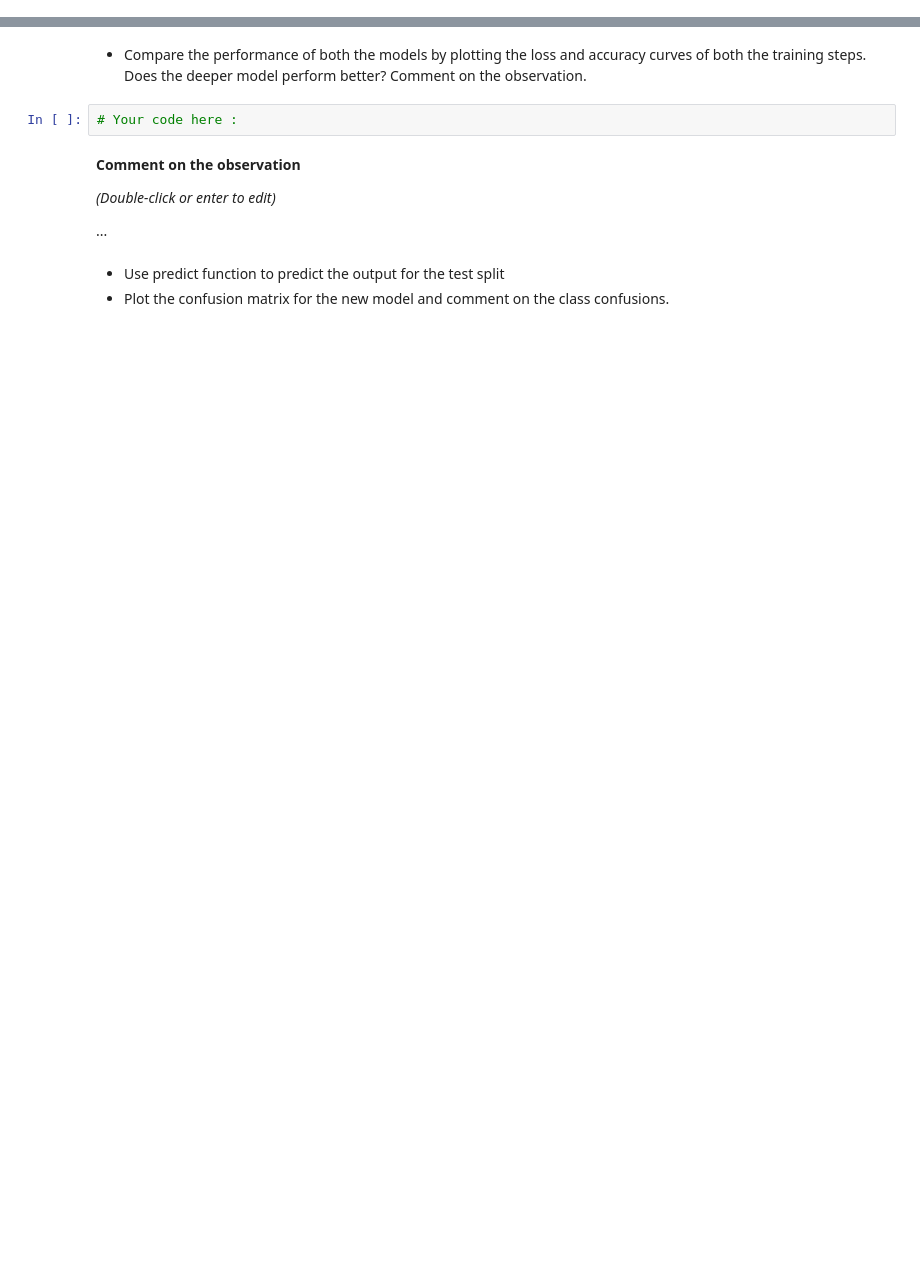
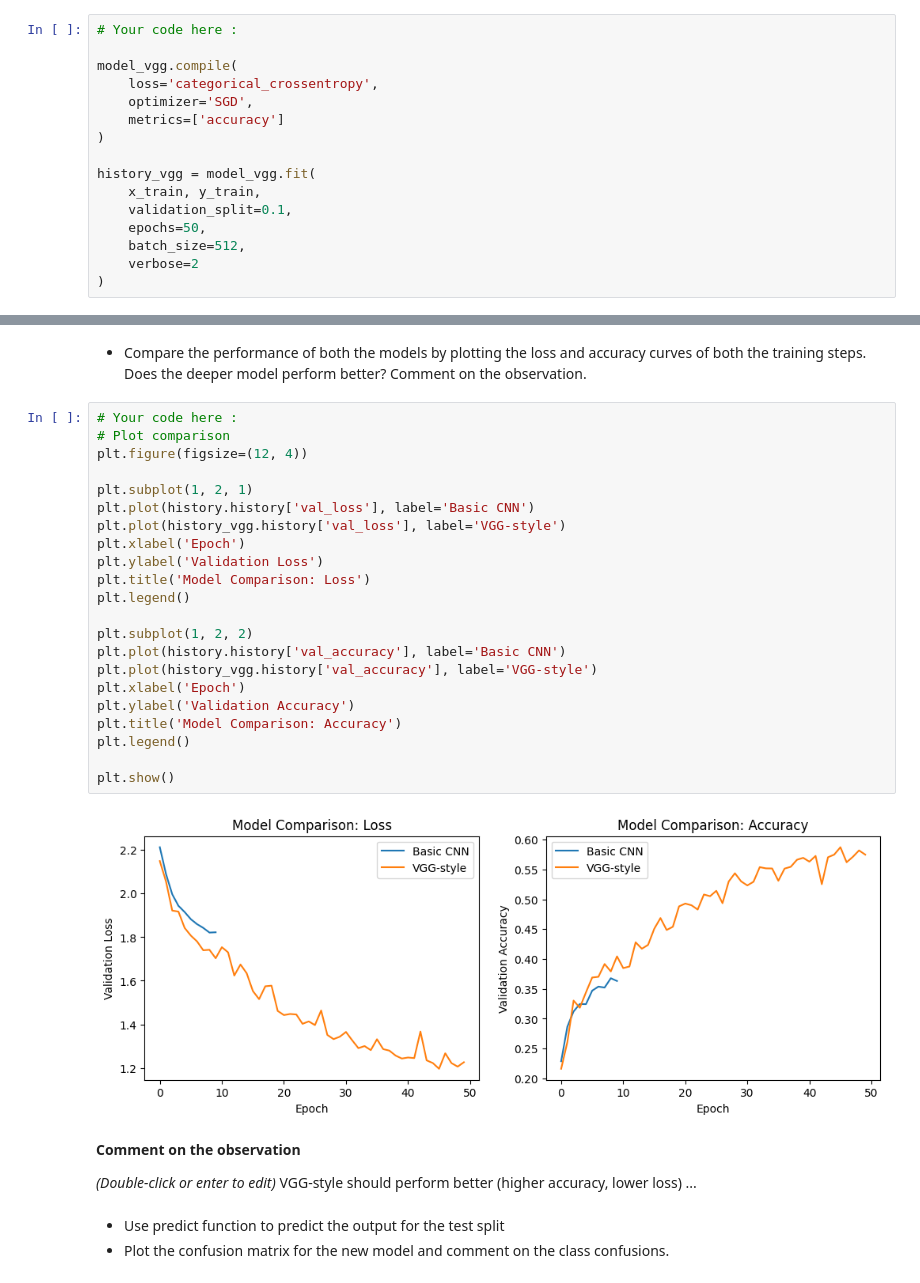
Before and after one commit to rowlie/lab-image-classification-using-convolutional-neural-networks, a Jupyter notebook: main.ipynb, the cells around one changed output, grey strips where cells are left out. Cells and saved outputs as stored; diff of their text form; blank space fills up the shorter version.

```diff
--- a/main.ipynb
+++ b/main.ipynb
@@ -235,0 +270,16 @@ clear_session()
+# %%
+# Your code here :
+
+model_vgg.compile(
+    loss='categorical_crossentropy',
+    optimizer='SGD',
+    metrics=['accuracy']
+)
+
+history_vgg = model_vgg.fit(
+    x_train, y_train,
+    validation_split=0.1,
+    epochs=50,
+    batch_size=512,
+    verbose=2
+)
@@ -236,12 +304,34 @@ clear_session()
 # %% [markdown]
 *   Compare the performance of both the models by plotting the loss and accuracy curves of both the training steps. Does the deeper model perform better? Comment on the observation.
-# %%
-# Your code here :
+# %%
+# Your code here :
+# Plot comparison
+plt.figure(figsize=(12, 4))
+
+plt.subplot(1, 2, 1)
+plt.plot(history.history['val_loss'], label='Basic CNN')
+plt.plot(history_vgg.history['val_loss'], label='VGG-style')
+plt.xlabel('Epoch')
+plt.ylabel('Validation Loss')
+plt.title('Model Comparison: Loss')
+plt.legend()
+
+plt.subplot(1, 2, 2)
+plt.plot(history.history['val_accuracy'], label='Basic CNN')
+plt.plot(history_vgg.history['val_accuracy'], label='VGG-style')
+plt.xlabel('Epoch')
+plt.ylabel('Validation Accuracy')
+plt.title('Model Comparison: Accuracy')
+plt.legend()
+
+plt.show()
+# %% [output]
+[figure, added]
 # %% [markdown]
 **Comment on the observation**
 
 *(Double-click or enter to edit)*
-
+VGG-style should perform better (higher accuracy, lower loss)
 ...
 # %% [markdown]
 *   Use predict function to predict the output for the test split
```
Also changed, not shown: parts of 15 cells of this notebook.
